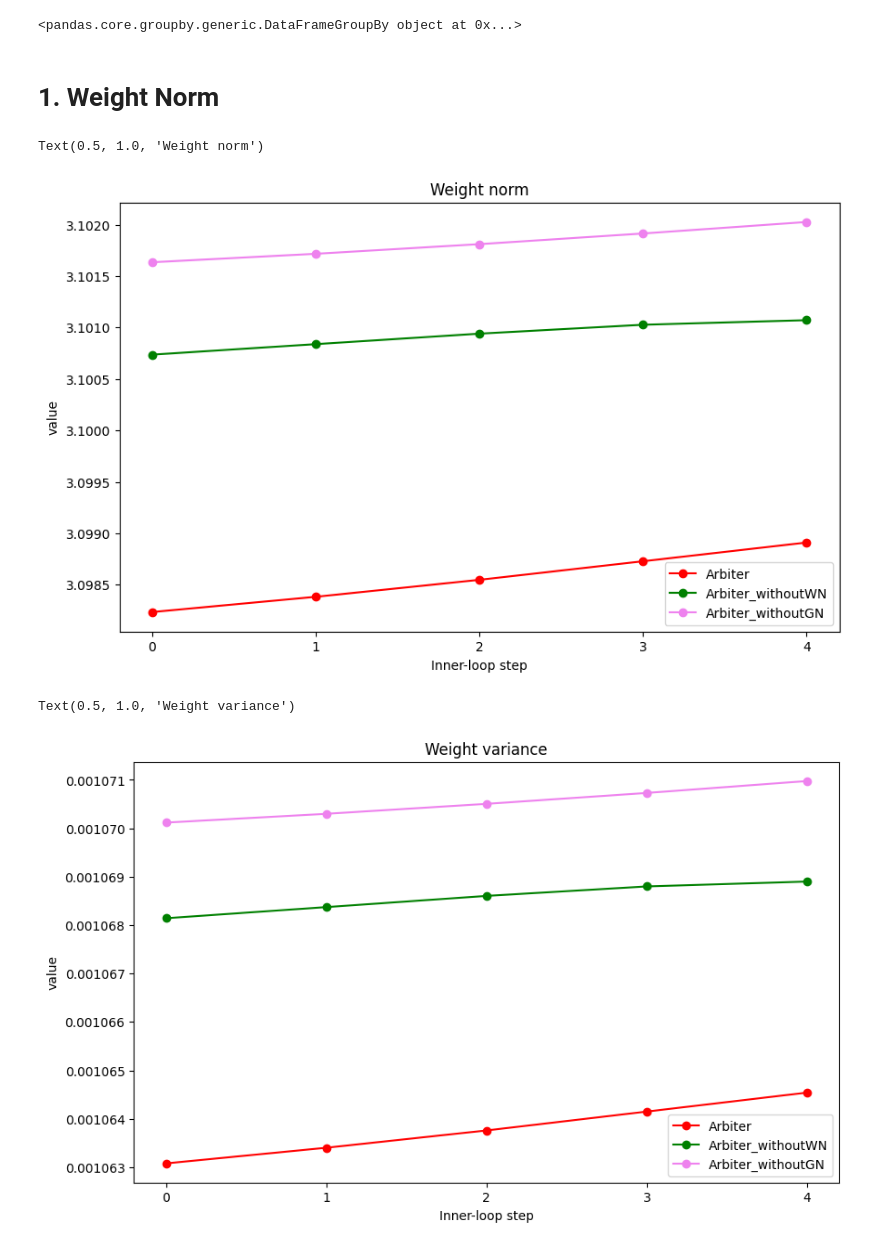
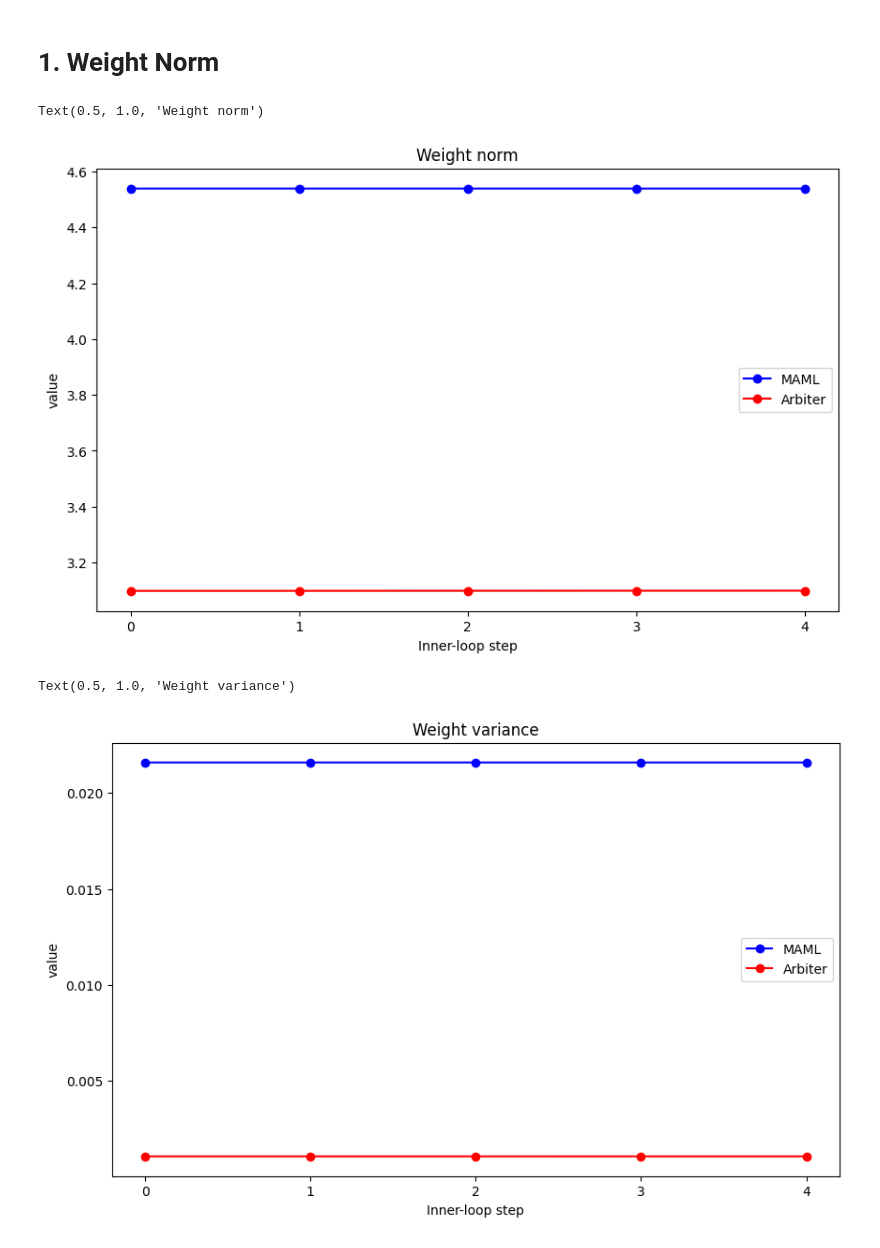
Before and after one commit to SKKUJMLim/MAML, a Jupyter notebook: Test_jupyternotebook/Analytics_integration_Step_ablation.ipynb, the cells around one changed output. Saved outputs shown, nothing was run; the diff lists cells and outputs as text; code cells hidden in the pictures.

```diff
--- a/Test_jupyternotebook/Analytics_integration_Step_ablation.ipynb
+++ b/Test_jupyternotebook/Analytics_integration_Step_ablation.ipynb
@@ -44,10 +25,6 @@ gap_per_inner_loop_step = gap_norm_info_train.groupby('num_step')
 arbiter_per_inner_loop_step = arbiter_norm_info_train.groupby('num_step')
 arbiter_withoutWN_per_inner_loop_step = arbiter_norm_info_withoutWN_train.groupby('num_step')
 arbiter_withoutGN_per_inner_loop_step = arbiter_norm_info_withoutGN_train.groupby('num_step')
-# %%
-gap_per_inner_loop_step
-# %% [output]
-<pandas.core.groupby.generic.DataFrameGroupBy object at 0x...>
 # %% [markdown]
 # 1. Weight Norm
 # %%
@@ -78,10 +55,10 @@ arbiter_withoutGN_means = np.log(arbiter_withoutGN_means)
 
 # 꺾은선 그래프를 그립니다
 plt.figure(figsize=(10, 6))
-# plt.plot(x, maml_means, '-o', color='b', label='MAML')
+plt.plot(x, maml_means, '-o', color='b', label='MAML')
 plt.plot(x, arbiter_means, '-o', color='r', label='Arbiter')
-plt.plot(x, arbiter_withoutWN_means, '-o', color='g', label='Arbiter_withoutWN')
-plt.plot(x, arbiter_withoutGN_means, '-o', color='violet', label='Arbiter_withoutGN')
+# plt.plot(x, arbiter_withoutWN_means, '-o', color='g', label='Arbiter_withoutWN')
+# plt.plot(x, arbiter_withoutGN_means, '-o', color='violet', label='Arbiter_withoutGN')
 
 plt.legend()
 plt.xticks(x, group_names)
@@ -90,7 +67,7 @@ plt.ylabel('value')
 plt.title('Weight norm')
 # %% [output]
 Text(0.5, 1.0, 'Weight norm')
-[figure, old version]
+[figure, new version]
 # %%
 group_names = []
 
@@ -100,37 +77,37 @@ for name, group in maml_per_inner_loop_step:
         group_names.append(name)
 
 x = range(len(group_names))
 
 maml_mean_df = maml_per_inner_loop_step['all_weights_var'].mean()
 arbiter_mean_df = arbiter_per_inner_loop_step['all_weights_var'].mean()
 arbiter_withoutWN_mean_df = arbiter_withoutWN_per_inner_loop_step['all_weights_var'].mean()
 arbiter_withoutGN_mean_df = arbiter_withoutGN_per_inner_loop_step['all_weights_var'].mean()
 
 maml_means = maml_mean_df.values
 arbiter_means = arbiter_mean_df.values
 arbiter_withoutWN_means = arbiter_withoutWN_mean_df.values
 arbiter_withoutGN_means = arbiter_withoutGN_mean_df.values
 
 # 데이터에 로그 변환 적용
 # maml_means = np.log(maml_means)
 # arbiter_means = np.log(arbiter_means)
 # arbiter_withoutWN_means = np.log(arbiter_withoutWN_means)
 
 # 꺾은선 그래프를 그립니다
 plt.figure(figsize=(10, 6))
-# plt.plot(x, maml_means, '-o', color='b', label='MAML')
+plt.plot(x, maml_means, '-o', color='b', label='MAML')
 plt.plot(x, arbiter_means, '-o', color='r', label='Arbiter')
-plt.plot(x, arbiter_withoutWN_means, '-o', color='g', label='Arbiter_withoutWN')
-plt.plot(x, arbiter_withoutGN_means, '-o', color='violet', label='Arbiter_withoutGN')
+# plt.plot(x, arbiter_withoutWN_means, '-o', color='g', label='Arbiter_withoutWN')
+# plt.plot(x, arbiter_withoutGN_means, '-o', color='violet', label='Arbiter_withoutGN')
 
 plt.legend()
 plt.xticks(x, group_names)
 plt.xlabel('Inner-loop step')
 plt.ylabel('value')
 plt.title('Weight variance')
 # %% [output]
 Text(0.5, 1.0, 'Weight variance')
-[figure, old version]
+[figure, new version]
 # %%
 group_names = []
 
```
Also changed, not shown: parts of 9 cells of this notebook, 2 other files.
